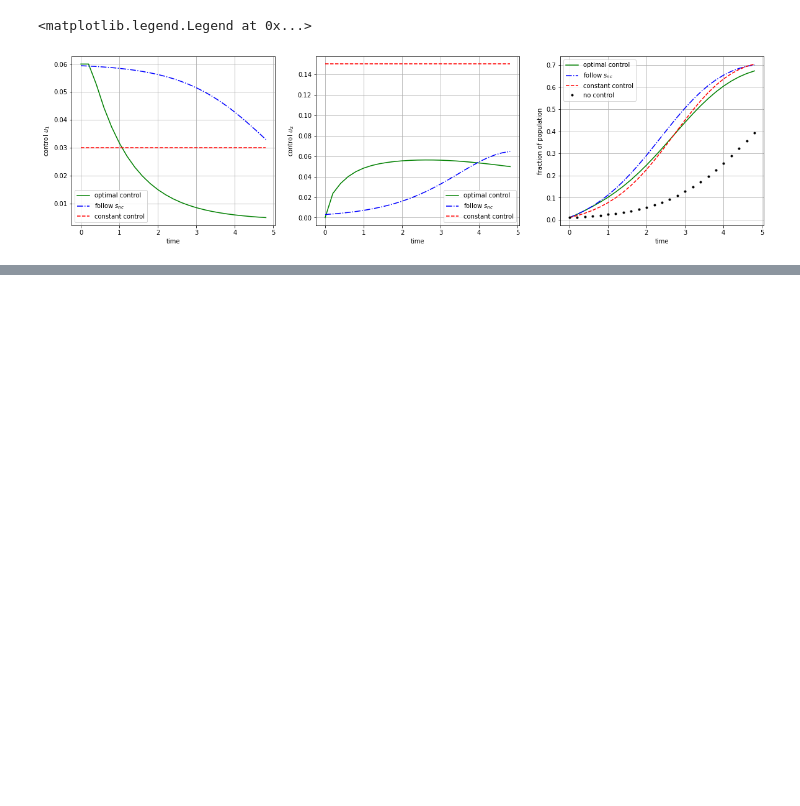
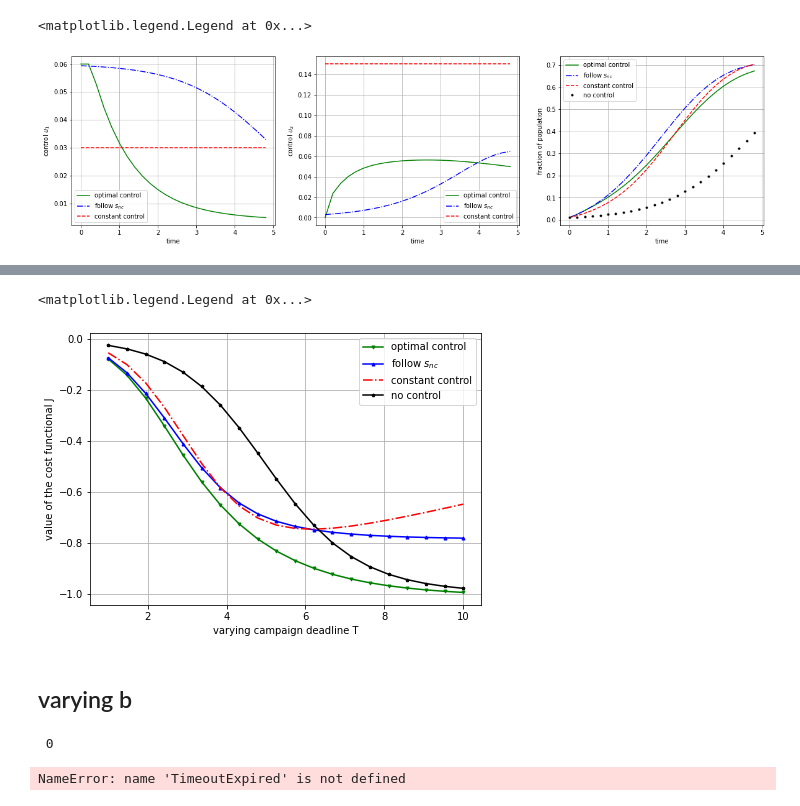
Before and after one commit to Ali-Setareh/Modeling-Statistical-Phenomena, a Jupyter notebook: Project/SIR comparison.ipynb, the cells around one changed output, grey strips where cells are left out. Cells and saved outputs as stored; diff of their text form; code cells hidden in the pictures; blank space fills up the shorter version.

```diff
--- a/Project/SIR comparison.ipynb
+++ b/Project/SIR comparison.ipynb
@@ -177,0 +274,26 @@ ax[2].legend()
+# %%
+%%time
+tf_list=np.linspace(1,10,20)
+n=500
+
+gamma = 0.1
+beta=1
+u1_max=0.06
+u2_max=0.3
+b=15
+c=1
+
+j_opt=np.zeros(len(tf_list))
+j_hero=np.zeros(len(tf_list))
+j_const=np.zeros(len(tf_list))
+j_no=np.zeros(len(tf_list))
+
+for index,tf in enumerate(tf_list):
+    time=np.linspace(0,tf,n)
+    print('\r',index,end="")
+    sol = solve_ivp(sir_time_dependant, [0, tf],[0.99, 0.01],t_eval=time,args=(beta,gamma),
+                dense_output=True)
+    s_opt,i_opt,u1_opt,u2_opt,j_opt[index]=function_dict['opt'](tf,n,beta,gamma,u1_max,u2_max,b,c)
+    s_hero,i_hero,u1_hero,u2_hero,j_hero[index]=function_dict['hero'](tf,n,float(beta),gamma,u1_max,u2_max,sol.y[0],sol.y[1],b,c)
+    s_const,i_const,u1_const,u2_const,j_const[index]=function_dict['const'](tf,n,beta,gamma,u1_max,u2_max,b,c)
+    j_no[index]=-1+sol.y[0][-1]
@@ -177,0 +302,50 @@ ax[2].legend()
+# %%
+j_s=[j_opt,j_hero,j_const,j_no]
+
+colors=['g','blue','red','k']
+shapes=['-v','-^','-.','-p']
+labels=['optimal control','follow $s_{nc}$','constant control','no control']
+ns=1
+fig,ax=plt.subplots(1,1,figsize=(7,5))
+
+for i in range(4):
+    ax.plot(tf_list[::ns],j_s[i][::ns],shapes[i],color=colors[i],label=labels[i],ms=3)
+
+ax.grid()
+ax.set_xlabel('varying campaign deadline T')
+ax.set_ylabel('value of the cost functional J')
+ax.legend()
+# %% [output]
+<matplotlib.legend.Legend at 0x...>
+[figure, added]
+# %% [markdown]
+## varying b
+# %%
+%%time
+tf=5
+n=500
+
+gamma = 0.1
+beta=1
+u1_max=0.06
+u2_max=0.3
+b_list=np.linspace(10,30,20)
+c=1
+
+j_opt=np.zeros(len(b_list))
+j_hero=np.zeros(len(b_list))
+j_const=np.zeros(len(b_list))
+j_no=np.zeros(len(b_list))
+
+for index,b in enumerate(b_list):
+    time=np.linspace(0,tf,n)
+    print('\r',index,end="")
+    sol = solve_ivp(sir_time_dependant, [0, tf],[0.99, 0.01],t_eval=time,args=(beta,gamma),
+                dense_output=True)
+    s_opt,i_opt,u1_opt,u2_opt,j_opt[index]=function_dict['opt'](tf,n,beta,gamma,u1_max,u2_max,b,c)
+    s_hero,i_hero,u1_hero,u2_hero,j_hero[index]=function_dict['hero'](tf,n,float(beta),gamma,u1_max,u2_max,sol.y[0],sol.y[1],b,c)
+    s_const,i_const,u1_const,u2_const,j_const[index]=function_dict['const'](tf,n,beta,gamma,u1_max,u2_max,b,c)
+    j_no[index]=-1+sol.y[0][-1]
+# %% [output]
+ 0
+NameError: name 'TimeoutExpired' is not defined
```
Also changed, not shown: parts of 10 cells of this notebook.
